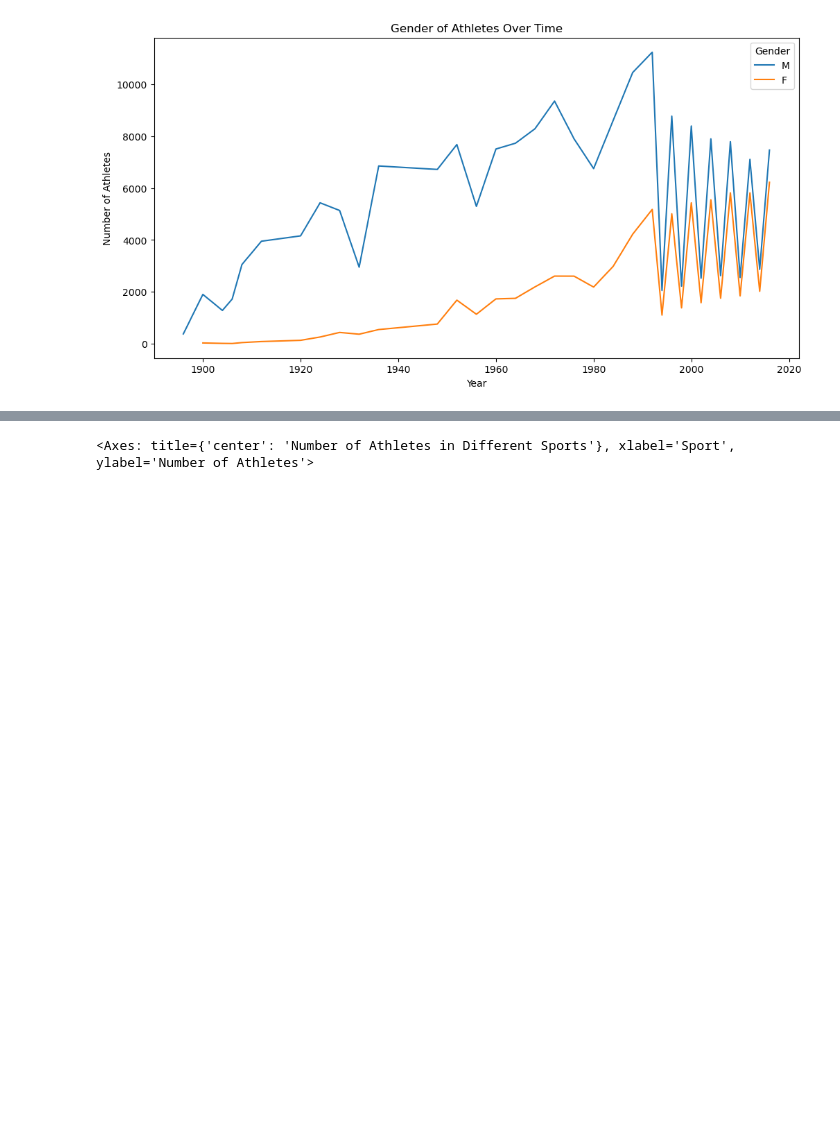
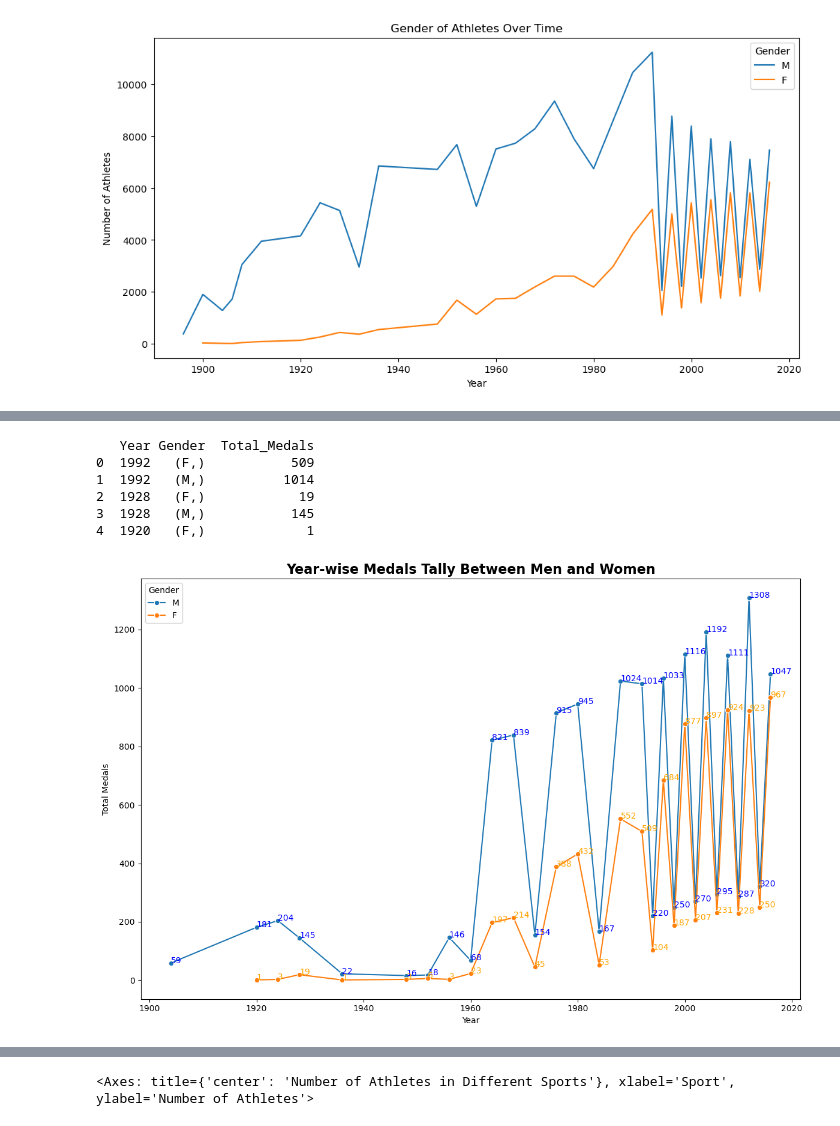
Before and after one commit to pnl911/Python, a Jupyter notebook: Project(Midterm)2.ipynb, the cells around one changed output, grey strips where cells are left out. Drawn from its saved outputs; the diff is of its cells as text; code cells hidden in the pictures; blank space fills up the shorter version.

```diff
--- a/Project(Midterm)2.ipynb
+++ b/Project(Midterm)2.ipynb
@@ -312,0 +383,63 @@ array(['Basketball', 'Judo', 'Football', 'Tug-Of-War', 'Speed Skating',
+# %%
+city_grouped_data = olympics_cleaned.groupby(["city"])
+gender_dict = dict()
+for i,j in city_grouped_data:
+    gender_dict[j.year.max()]=dict()
+    gender_data = j.groupby(['sex'])
+    for k,l in gender_data:
+        gender_dict[j.year.max()][k]=dict()
+        if k == 'M':
+            medal_data = l.groupby(['medal'])
+            for m,n in medal_data:
+                gender_dict[j.year.max()][k][m]=len(n)
+        else:
+            medal_data = l.groupby(['medal'])
+            for m,n in medal_data:
+                gender_dict[j.year.max()][k][m]=len(n)
+
+data = []
+for year, gender_data in gender_dict.items():
+    for gender, medal_counts in gender_data.items():
+        total_medals = sum(medal_counts.values())
+        data.append({'Year': year, 'Gender': gender, 'Total_Medals': total_medals})
+
+# Create the DataFrame
+total_gender_medals = pd.DataFrame(data)
+
+# Display the resulting DataFrame
+print(total_gender_medals.head())
+# %% [output]
+   Year Gender  Total_Medals
+0  1992   (F,)           509
+1  1992   (M,)          1014
+2  1928   (F,)            19
+3  1928   (M,)           145
+4  1920   (F,)             1
+# %%
+total_gender_medals['Gender'] = total_gender_medals['Gender'].str[0]  # Extract 'M' or 'F' from tuples
+total_gender_medals_sorted = total_gender_medals.sort_values('Year')
+
+# Set up the plot
+plt.figure(figsize=(12, 8))
+
+# Plot lines for men and women
+sns.lineplot(
+    data=total_gender_medals_sorted,
+    x='Year', y='Total_Medals', hue='Gender',
+    marker='o', linestyle='-'
+)
+
+# Annotate points
+for _, row in total_gender_medals_sorted.iterrows():
+    plt.annotate(f"{row['Total_Medals']}", xy=(row['Year'], row['Total_Medals']),
+                 color='blue' if row['Gender'] == 'M' else 'orange', fontsize=10)
+
+# Add title, labels, and legend
+plt.title('Year-wise Medals Tally Between Men and Women', fontsize=16, fontweight='bold')
+plt.xlabel('Year')
+plt.ylabel('Total Medals')
+plt.legend(title='Gender', loc='upper left')
+plt.tight_layout()
+plt.show()
+# %% [output]
+[figure, added]
```
Also changed, not shown: parts of 36 cells of this notebook.
